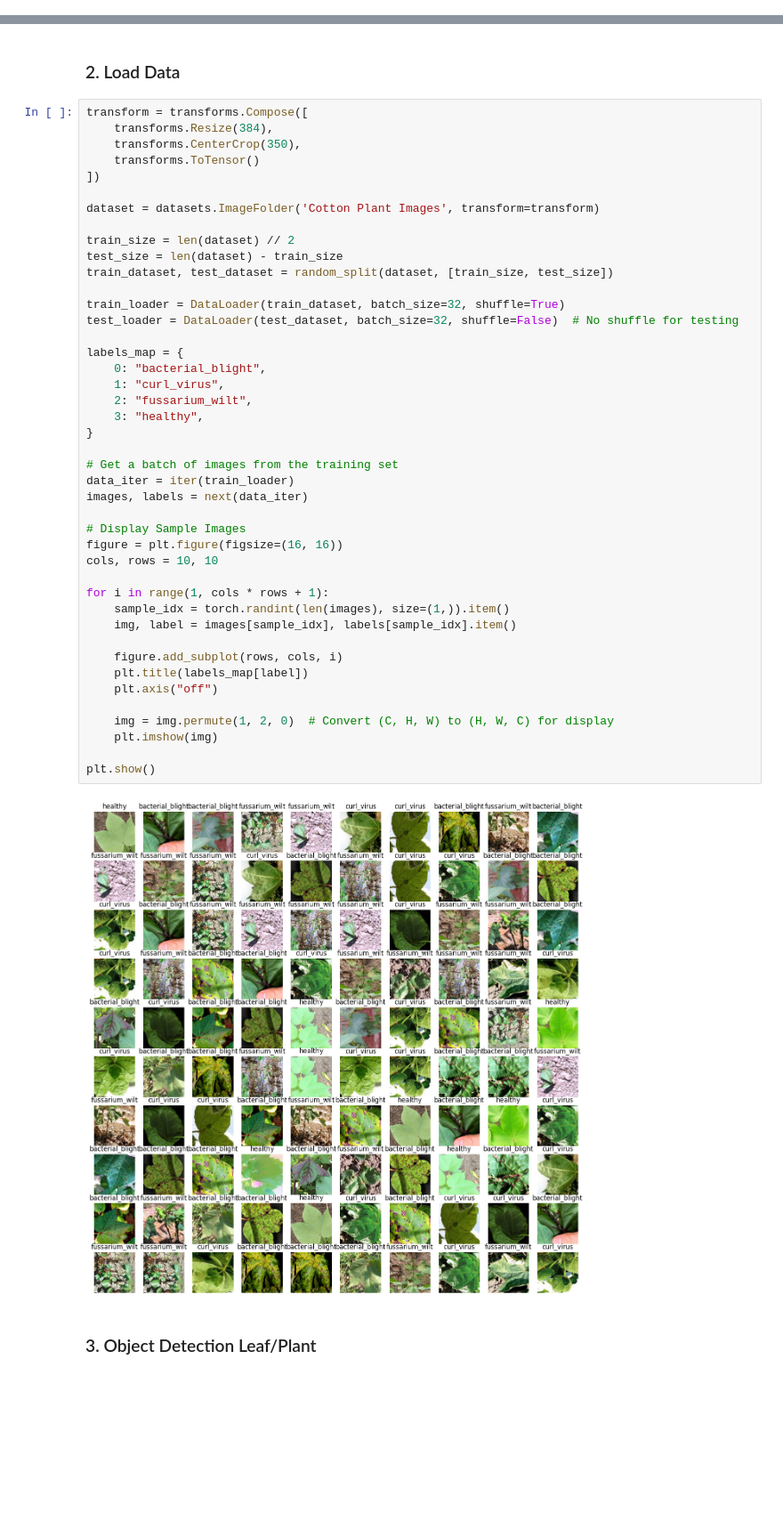
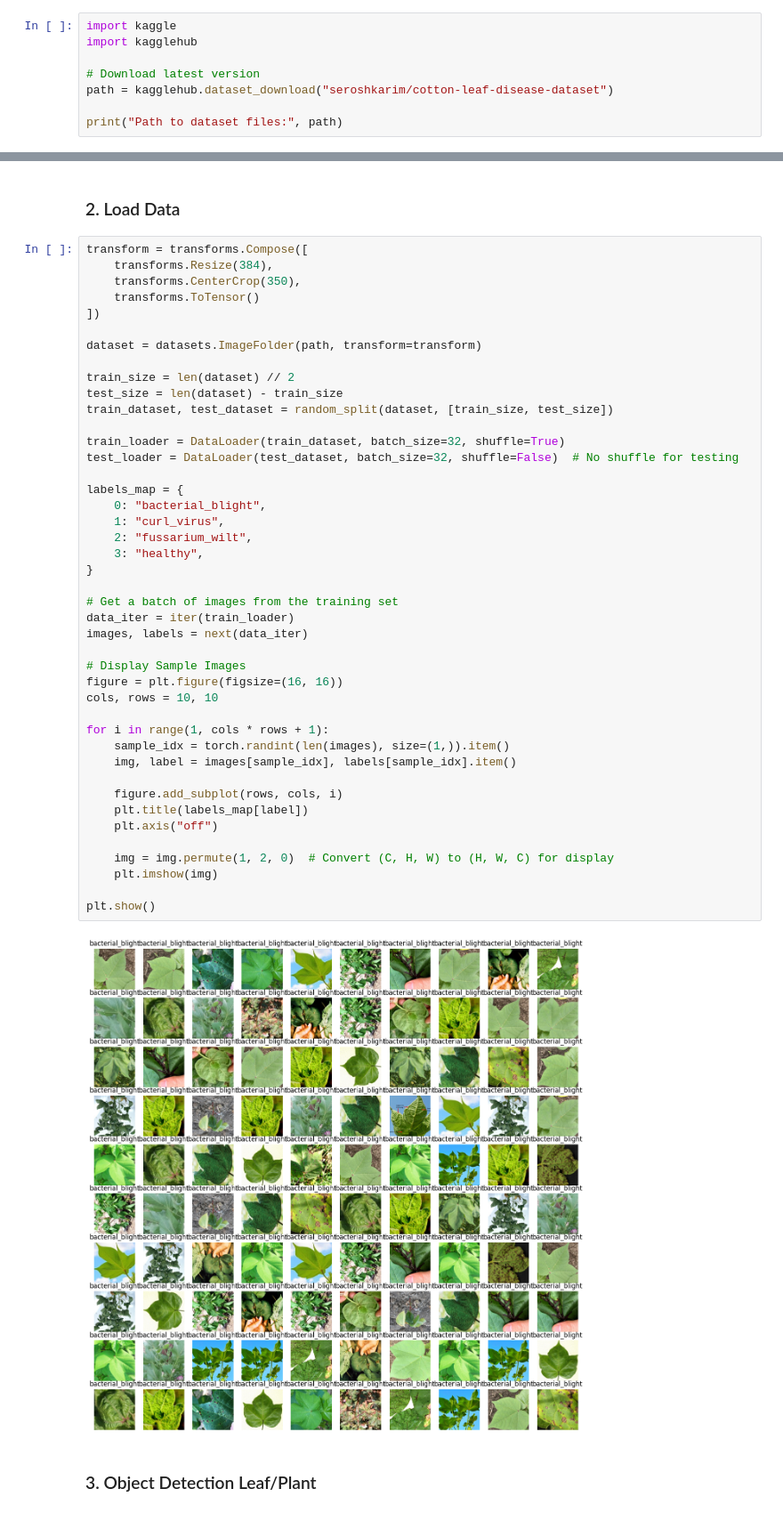
Before and after one commit to LinusTC/MLP-CW3, a Jupyter notebook: main.ipynb, the cells around one changed output, grey strips where cells are left out. Shown at 89% size. Cells and saved outputs as stored; diff of their text form; blank space fills up the shorter version.

Commit message:
added kaggle stuff

```diff
--- a/main.ipynb
+++ b/main.ipynb
@@ -11,0 +13,8 @@ print(os.listdir("Cotton Plant Images"))
+# %%
+import kaggle
+import kagglehub
+
+# Download latest version
+path = kagglehub.dataset_download("seroshkarim/cotton-leaf-disease-dataset")
+
+print("Path to dataset files:", path)
@@ -18,7 +29,7 @@ transform = transforms.Compose([
     transforms.ToTensor()
 ])
 
-dataset = datasets.ImageFolder('Cotton Plant Images', transform=transform)
+dataset = datasets.ImageFolder(path, transform=transform)
 
 train_size = len(dataset) // 2
 test_size = len(dataset) - train_size
@@ -28,34 +39,34 @@ train_loader = DataLoader(train_dataset, batch_size=32, shuffle=True)
 test_loader = DataLoader(test_dataset, batch_size=32, shuffle=False)  # No shuffle for testing
 
 labels_map = {
     0: "bacterial_blight",
     1: "curl_virus",
     2: "fussarium_wilt",
     3: "healthy",
 }
 
 # Get a batch of images from the training set
 data_iter = iter(train_loader)
 images, labels = next(data_iter)
 
 # Display Sample Images
 figure = plt.figure(figsize=(16, 16))
 cols, rows = 10, 10
 
 for i in range(1, cols * rows + 1):
     sample_idx = torch.randint(len(images), size=(1,)).item()
     img, label = images[sample_idx], labels[sample_idx].item()
 
     figure.add_subplot(rows, cols, i)
     plt.title(labels_map[label])
     plt.axis("off")
 
     img = img.permute(1, 2, 0)  # Convert (C, H, W) to (H, W, C) for display
     plt.imshow(img)
 
 plt.show()
 # %% [output]
-[figure, old version]
+[figure, new version]
 # %% [markdown]
 ### 3. Object Detection Leaf/Plant
 # %%
```
Also changed, not shown: parts of 4 cells of this notebook.
